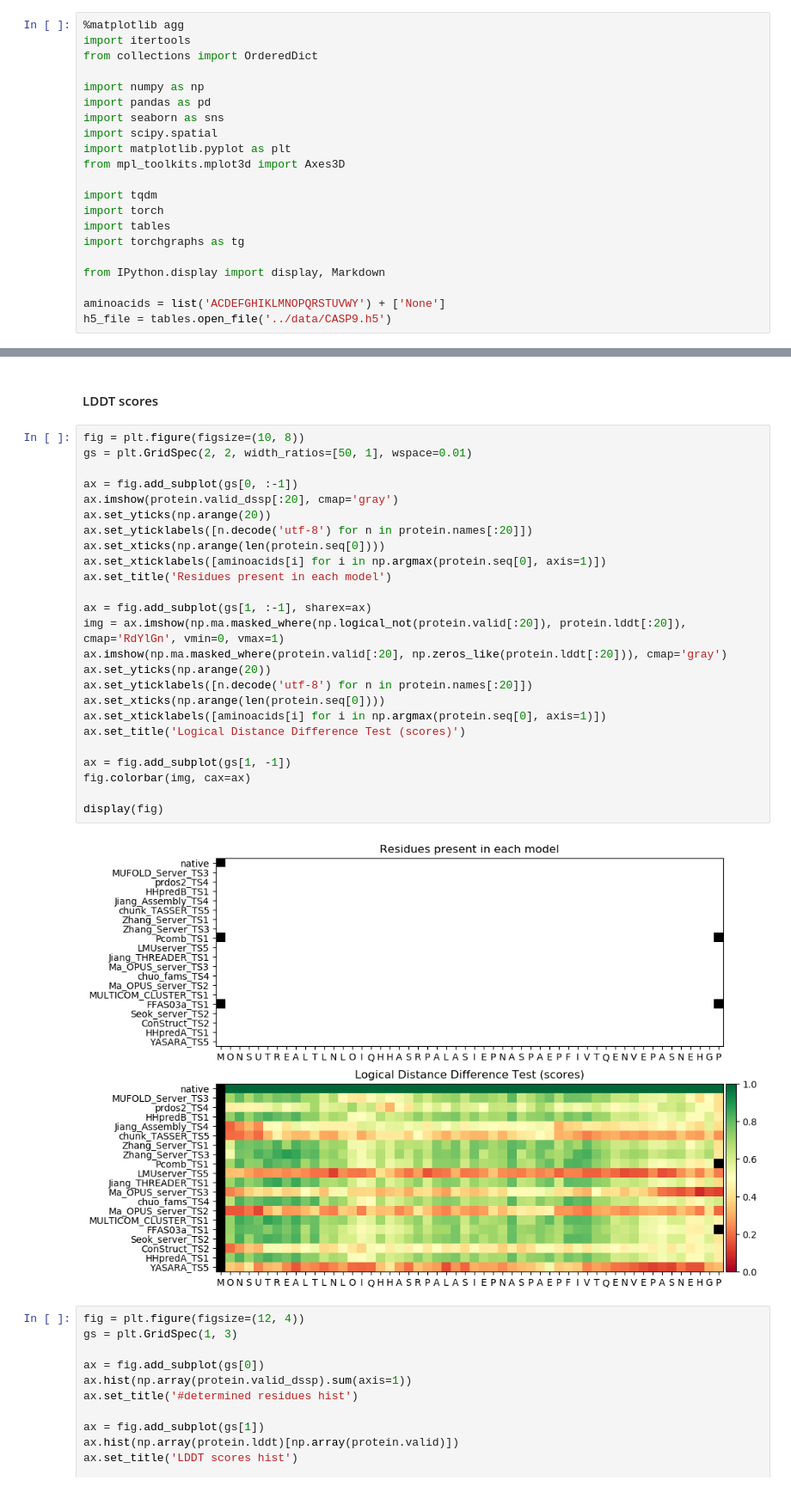
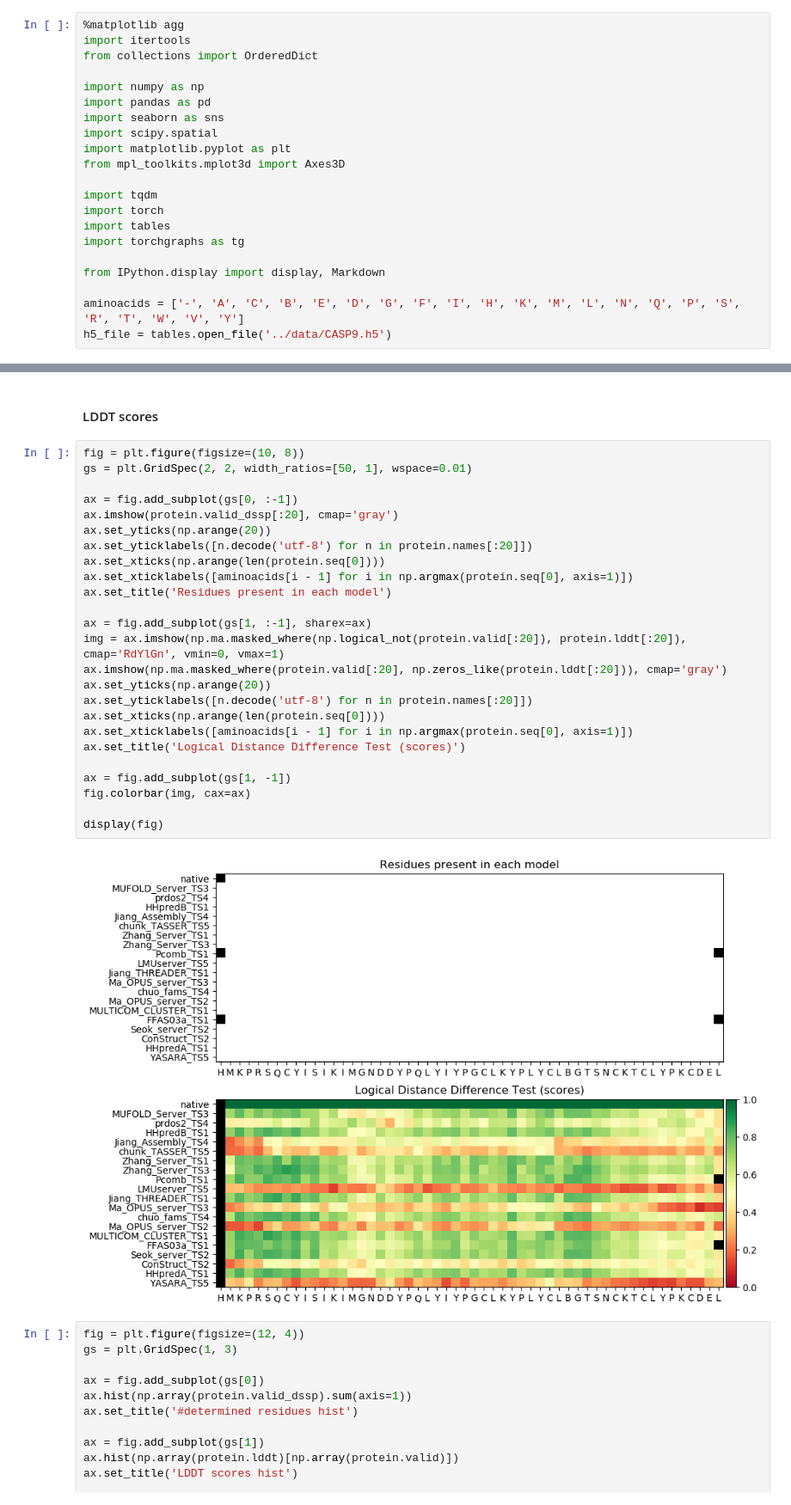
Before and after one commit to baldassarreFe/graphqa, a Jupyter notebook: notebooks/Dataset.ipynb, the cells around one changed output, grey strips where cells are left out. Shown at 86% size. Saved outputs shown, nothing was run; the diff lists cells and outputs as text.

Commit message:
Updated dataset notebook with correct index -> amino acid mapping

```diff
--- a/notebooks/Dataset.ipynb
+++ b/notebooks/Dataset.ipynb
@@ -17,7 +17,7 @@ import torchgraphs as tg
 
 from IPython.display import display, Markdown
 
-aminoacids = list('ACDEFGHIKLMNOPQRSTUVWY') + ['None']
+aminoacids = ['-', 'A', 'C', 'B', 'E', 'D', 'G', 'F', 'I', 'H', 'K', 'M', 'L', 'N', 'Q', 'P', 'S', 'R', 'T', 'W', 'V', 'Y']
 h5_file = tables.open_file('../data/CASP9.h5')
 # %% [markdown]
 ## All proteins
@@ -143,30 +143,30 @@ display(fig)
 # %%
 fig = plt.figure(figsize=(10, 8))
 gs = plt.GridSpec(2, 2, width_ratios=[50, 1], wspace=0.01)
 
 ax = fig.add_subplot(gs[0, :-1])
 ax.imshow(protein.valid_dssp[:20], cmap='gray')
 ax.set_yticks(np.arange(20))
 ax.set_yticklabels([n.decode('utf-8') for n in protein.names[:20]])
 ax.set_xticks(np.arange(len(protein.seq[0])))
-ax.set_xticklabels([aminoacids[i] for i in np.argmax(protein.seq[0], axis=1)])
+ax.set_xticklabels([aminoacids[i - 1] for i in np.argmax(protein.seq[0], axis=1)])
 ax.set_title('Residues present in each model')
 
 ax = fig.add_subplot(gs[1, :-1], sharex=ax)
 img = ax.imshow(np.ma.masked_where(np.logical_not(protein.valid[:20]), protein.lddt[:20]), cmap='RdYlGn', vmin=0, vmax=1)
 ax.imshow(np.ma.masked_where(protein.valid[:20], np.zeros_like(protein.lddt[:20])), cmap='gray')
 ax.set_yticks(np.arange(20))
 ax.set_yticklabels([n.decode('utf-8') for n in protein.names[:20]])
 ax.set_xticks(np.arange(len(protein.seq[0])))
-ax.set_xticklabels([aminoacids[i] for i in np.argmax(protein.seq[0], axis=1)])
+ax.set_xticklabels([aminoacids[i - 1] for i in np.argmax(protein.seq[0], axis=1)])
 ax.set_title('Logical Distance Difference Test (scores)')
 
 ax = fig.add_subplot(gs[1, -1])
 fig.colorbar(img, cax=ax)
 
 display(fig)
 # %% [output]
-[figure, old version]
+[figure, new version]
 # %%
 fig = plt.figure(figsize=(12, 4))
 gs = plt.GridSpec(1, 3)
```
Also changed, not shown: parts of 3 cells of this notebook.
